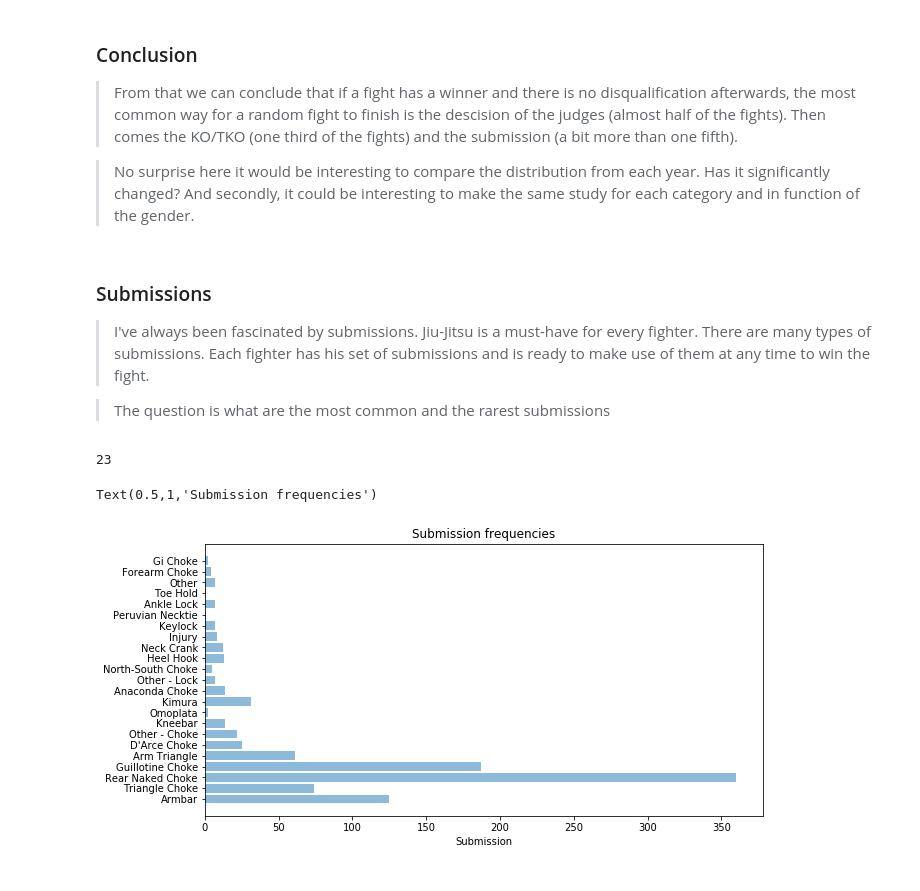
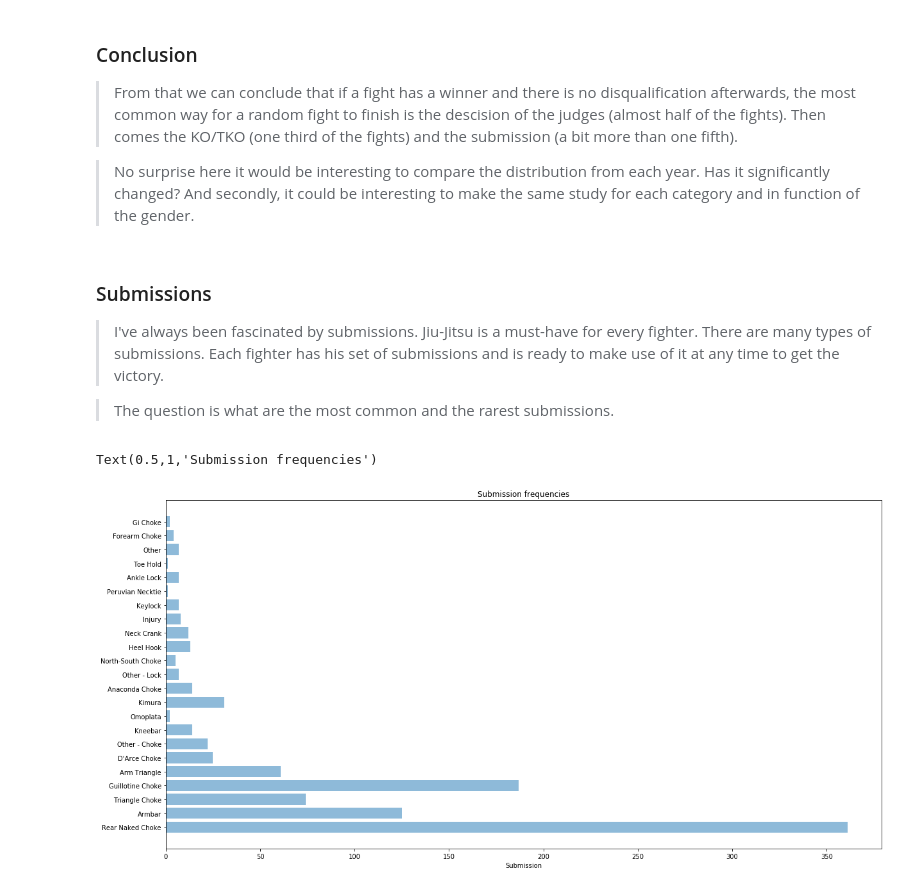
Before and after one commit to goujonbe/ufc-data-analysis, a Jupyter notebook: notebooks/data_analysis.ipynb, the cells around one changed output. Cells and saved outputs as stored; diff of their text form; code cells hidden in the pictures.

```diff
--- a/notebooks/data_analysis.ipynb
+++ b/notebooks/data_analysis.ipynb
@@ -18,7 +18,7 @@ import matplotlib.pyplot as plt
 %matplotlib inline
 
 # set up the size of the charts
-plt.rcParams['figure.figsize'] = [10, 5]
+plt.rcParams['figure.figsize'] = [20, 10]
 # %%
 # load data from csv into a pandas object called dataframe
 df_fighters = pd.read_csv('../data/formated/fighters.csv')
@@ -292,26 +293,22 @@ Text(0.5,1,'Ways to finish a fight in UFC')
 > No surprise here it would be interesting to compare the distribution from each year. Has it significantly changed? And secondly, it could be interesting to make the same study for each category and in function of the gender.
 # %% [markdown]
 ### Submissions
-> I've always been fascinated by submissions. Jiu-Jitsu is a must-have for every fighter. There are many types of submissions. Each fighter has his set of submissions and is ready to make use of them at any time to win the fight.
+> I've always been fascinated by submissions. Jiu-Jitsu is a must-have for every fighter. There are many types of submissions. Each fighter has his set of submissions and is ready to make use of it at any time to get the victory.
 
-> The question is what are the most common and the rarest submissions
+> The question is what are the most common and the rarest submissions.
 # %%
 # skip NaN values because that means the fighter didn't win thanks to a submsiion
 submission_frequencies = get_distribution(df_fights['submission'].dropna())
-# %%
-len(submission_frequencies)
-# %% [output]
-23
 # %%
-# there are too many items (23) to do a pie chart so we'll go with a horizontal bar chart
-submissions = submission_frequencies.keys()
-y_pos = np.arange(len(submissions))
+# there are too many items (23) to do a pie chart so we'll go with an horizontal bar chart
+submission_names = list(submission_frequencies.keys())
+y_pos = np.arange(len(submission_names))
 frequencies = list(submission_frequencies.values())
 
 plt.barh(y_pos, frequencies, align='center', alpha=0.5)
-plt.yticks(y_pos, submissions)
+plt.yticks(y_pos, submission_names)
 plt.xlabel('Submission')
 plt.title('Submission frequencies')
 # %% [output]
 Text(0.5,1,'Submission frequencies')
-[figure, old version]
+[figure, new version]
```
Also changed, not shown: parts of 14 cells of this notebook.
